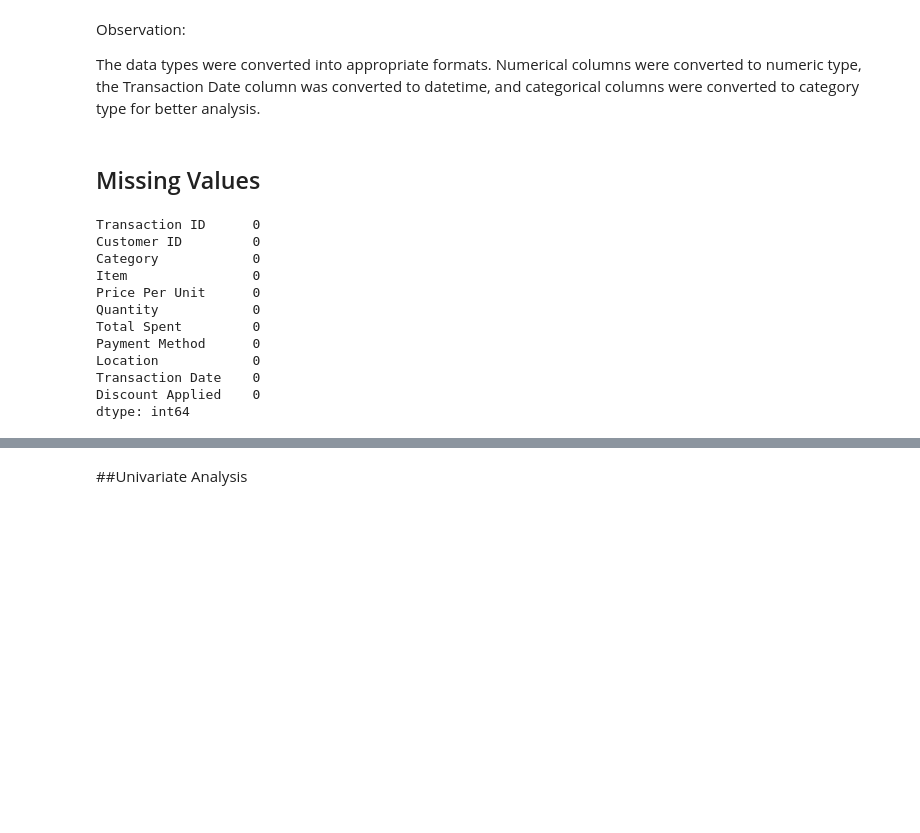
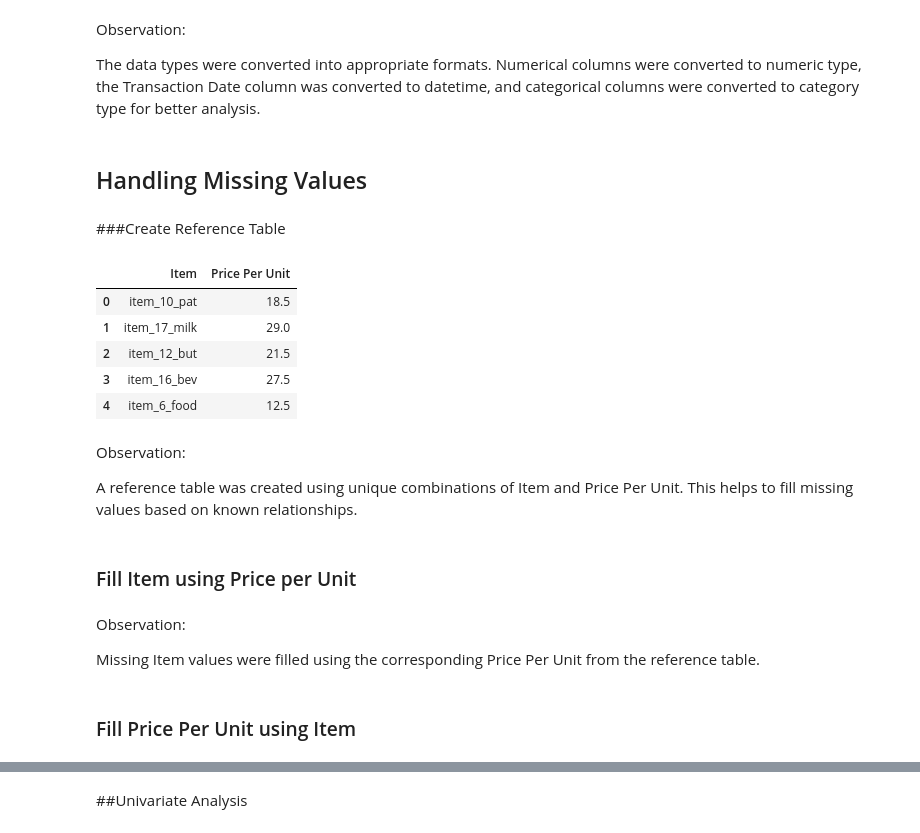
Before and after one commit to maybraniswe/Retail-Store-Sales-Analysis-and-Prediction, a Jupyter notebook: PDSE Project_Retail Store Sales Analysis and Prediction.ipynb, the cells around one changed output, grey strips where cells are left out. Drawn from its saved outputs; the diff is of its cells as text; code cells hidden in the pictures; blank space fills up the shorter version.

```diff
--- a/PDSE Project_Retail Store Sales Analysis and Prediction.ipynb
+++ b/PDSE Project_Retail Store Sales Analysis and Prediction.ipynb
@@ -266,33 +266,25 @@ Observation:
 
 The data types were converted into appropriate formats. Numerical columns were converted to numeric type, the Transaction Date column was converted to datetime, and categorical columns were converted to category type for better analysis.
 # %% [markdown]
-## Missing Values
+## Handling Missing Values
-# %%
-# Fill missing numeric values using median (for outliers)
-df['Price Per Unit'] = df['Price Per Unit'].fillna(df['Price Per Unit'].median())
-df['Quantity'] = df['Quantity'].fillna(df['Quantity'].median())
-
-# Recalculate Total Spent
-df['Total Spent'] = df['Price Per Unit'] * df['Quantity']
-
-# Fill Discount Applied with 0 (assume no discount)
-df['Discount Applied'] = df['Discount Applied'].fillna(0)
-
-# Fill Item using group based method
-df['Item'] = df.groupby('Price Per Unit')['Item'].transform(
-    lambda x: x.fillna(x.mode().iloc[0] if not x.mode().empty else 'unknown')
-)
-print (df.isnull().sum())
-# %% [output]
-Transaction ID      0
-Customer ID         0
-Category            0
-Item                0
-Price Per Unit      0
-Quantity            0
-Total Spent         0
-Payment Method      0
-Location            0
-Transaction Date    0
-Discount Applied    0
-dtype: int64
+# %% [markdown]
+###Create Reference Table
+# %%
+# Create reference table (drop missing first)
+item_price_table = df[['Item', 'Price Per Unit']].dropna().drop_duplicates()
+
+# Optional: check
+item_price_table.head()
+# %% [output]
+|  | Item | Price Per Unit |
+| 0 | item_10_pat | 18.5 |
+| 1 | item_17_milk | 29.0 |
+| 2 | item_12_but | 21.5 |
+| 3 | item_16_bev | 27.5 |
+| 4 | item_6_food | 12.5 |
+# %% [markdown]
+Observation:
+
+A reference table was created using unique combinations of Item and Price Per Unit. This helps to fill missing values based on known relationships.
+# %% [markdown]
+### Fill Item using Price per Unit
@@ -298,0 +297,6 @@ dtype: int64
+# %% [markdown]
+Observation:
+
+Missing Item values were filled using the corresponding Price Per Unit from the reference table.
+# %% [markdown]
+### Fill Price Per Unit using Item
```
Also changed, not shown: parts of 13 cells of this notebook.
